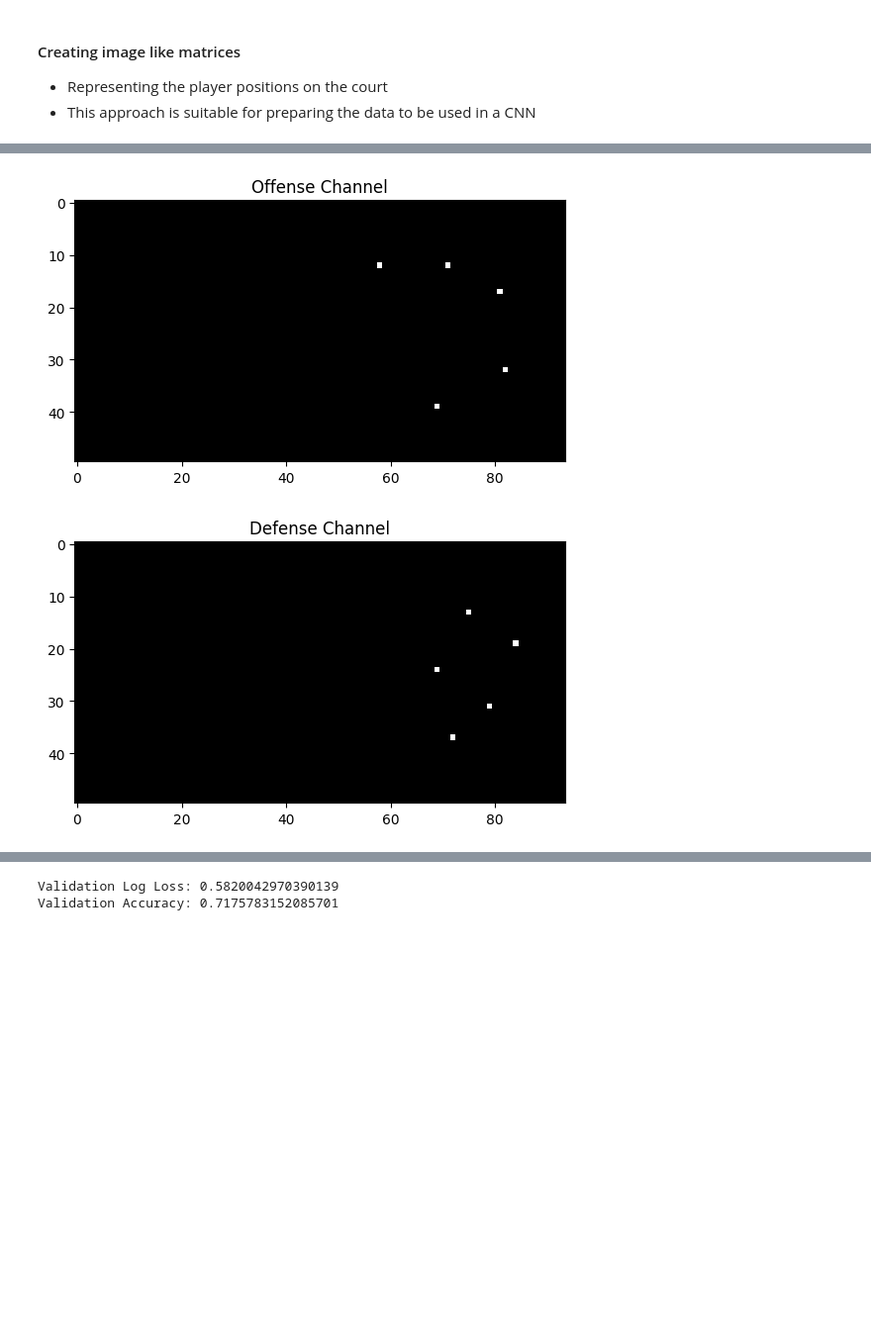
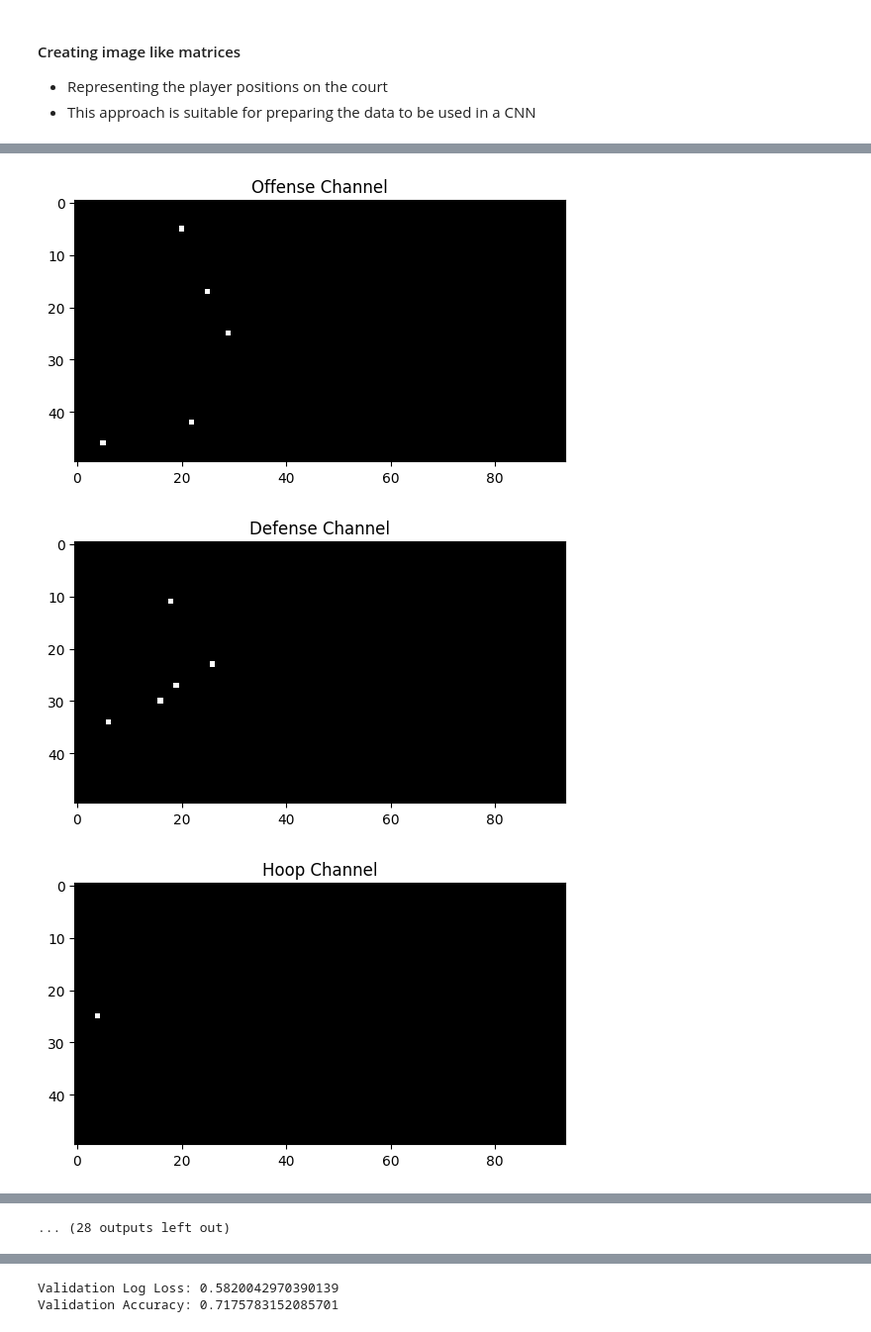
Before and after one commit to timseymour42/shotquality-offensive-rebounding, a Jupyter notebook: orbd_prediction.ipynb, the cells around one changed output, grey strips where cells are left out. Shown at 99% size. Saved outputs shown, nothing was run; the diff lists cells and outputs as text; code cells hidden in the pictures; blank space fills up the shorter version.

```diff
--- a/orbd_prediction.ipynb
+++ b/orbd_prediction.ipynb
@@ -392,7 +736,7 @@ def create_court_grid(court_width, court_height):
     >>> print(grid.shape)
     (940, 500, 3)
     """
-    return np.zeros((court_height, court_width, 3))
+    return np.zeros((court_height, court_width, 4))
 
 
 
@@ -454,3 +798,4 @@ player_positions_train = training_data[['court_x', 'court_y']].values
 shooter_indices_train = training_data['shooter'].values
 offense_indices_train = training_data['offense'].values
 defense_indices_train = training_data['offense'].apply(lambda x: 0 if x == 1 else 1).values # Complement of 'offense' column gives 'defense' indices
+which_hoop_train = training_data['which_hoop'].values
@@ -464,3 +821,17 @@ for index, (player_positions, shooter_index, offense_indices, defense_indices) i
     X_train_images.append(court_grid)
+# %%
+# Create image-like training examples with higher resolution and multiple channels
+X_test_images = []
+# Reshaping organizes the positions into a list of list of coordinates, so there is one training example per play
+for index, (player_positions, shooter_index, offense_indices, defense_indices, which_hoop_indices) in enumerate(zip(player_positions_test.reshape(-1, 10, 2), shooter_indices_test.reshape(-1, 10), offense_indices_test.reshape(-1, 10), defense_indices_test.reshape(-1, 10), which_hoop_test.reshape(-1, 10))):
+    court_grid = create_court_grid(court_width, court_height)
+    place_player_positions(court_grid, player_positions, shooter_index, offense_indices, defense_indices, coordinate_multiplier, court_width, court_height)
+    which_hoop = which_hoop_indices[0]
+    if which_hoop == 0:
+        court_grid[25][4][3] = 1 # Basketball hoop channel
+    else:
+        court_grid[25][90][3] = 1
+    X_test_images.append(court_grid)
 # %%
 X_train_images = np.array(X_train_images)
+X_test_images = np.array(X_test_images)
@@ -467,18 +863,22 @@ X_train_images = np.array(X_train_images)
 # %%
-sample_index = 0
+for sample_index in y_train[y_train == 1].index[:10]:
+    # Visualize the shooter channel
+    plt.imshow(X_test_images[sample_index, :, :, 0], cmap='gray')
+    plt.title("Shooter Channel")
+    plt.show()
 
-# Visualize the shooter channel
-plt.imshow(X_train_images[sample_index, :, :, 0], cmap='gray')
-plt.title("Shooter Channel")
-plt.show()
+    # Visualize the offense channel
+    plt.imshow(X_test_images[sample_index, :, :, 1], cmap='gray')
+    plt.title("Offense Channel")
+    plt.show()
 
-# Visualize the offense channel
-plt.imshow(X_train_images[sample_index, :, :, 1], cmap='gray')
-plt.title("Offense Channel")
-plt.show()
+    # Visualize the defense channel
+    plt.imshow(X_test_images[sample_index, :, :, 2], cmap='gray')
+    plt.title("Defense Channel")
+    plt.show()
 
-# Visualize the defense channel
-plt.imshow(X_train_images[sample_index, :, :, 2], cmap='gray')
-plt.title("Defense Channel")
-plt.show()
+    # Visualize the basketball hoop channel
+    plt.imshow(X_test_images[sample_index, :, :, 3], cmap='gray')
+    plt.title("Hoop Channel")
+    plt.show()
 # %% [output]
@@ -486,2 +886,3 @@ plt.show()
-[figure, old version]
+[figure, new version]
-[figure, old version]
+[figure, new version]
+[figure, added]
@@ -488,3 +897,4 @@ plt.show()
+... (28 outputs left out)
 # %%
 y_train = train_pbp['is_oreb']
 # %%
```
Also changed, not shown: parts of 60 cells of this notebook, 2 other files.
